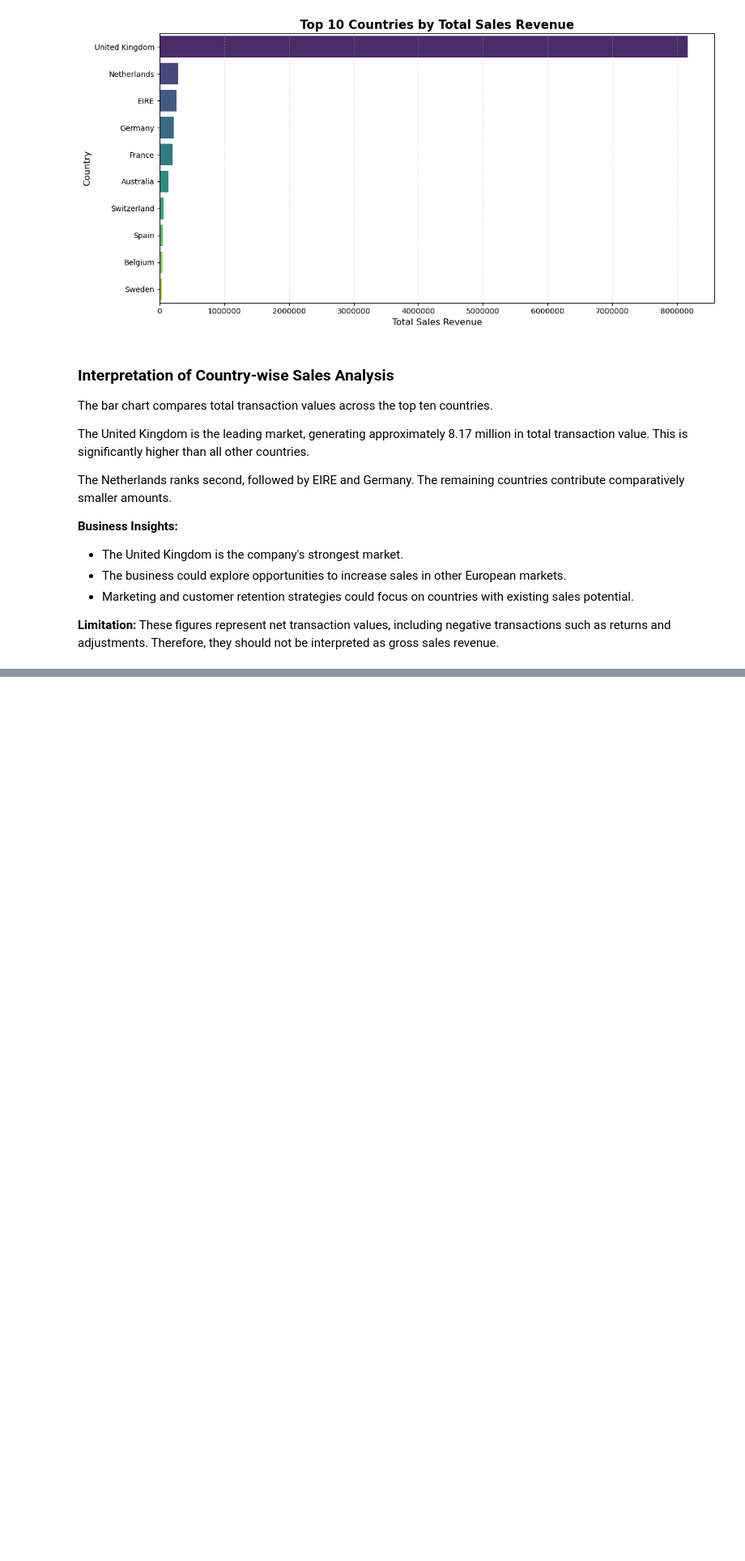
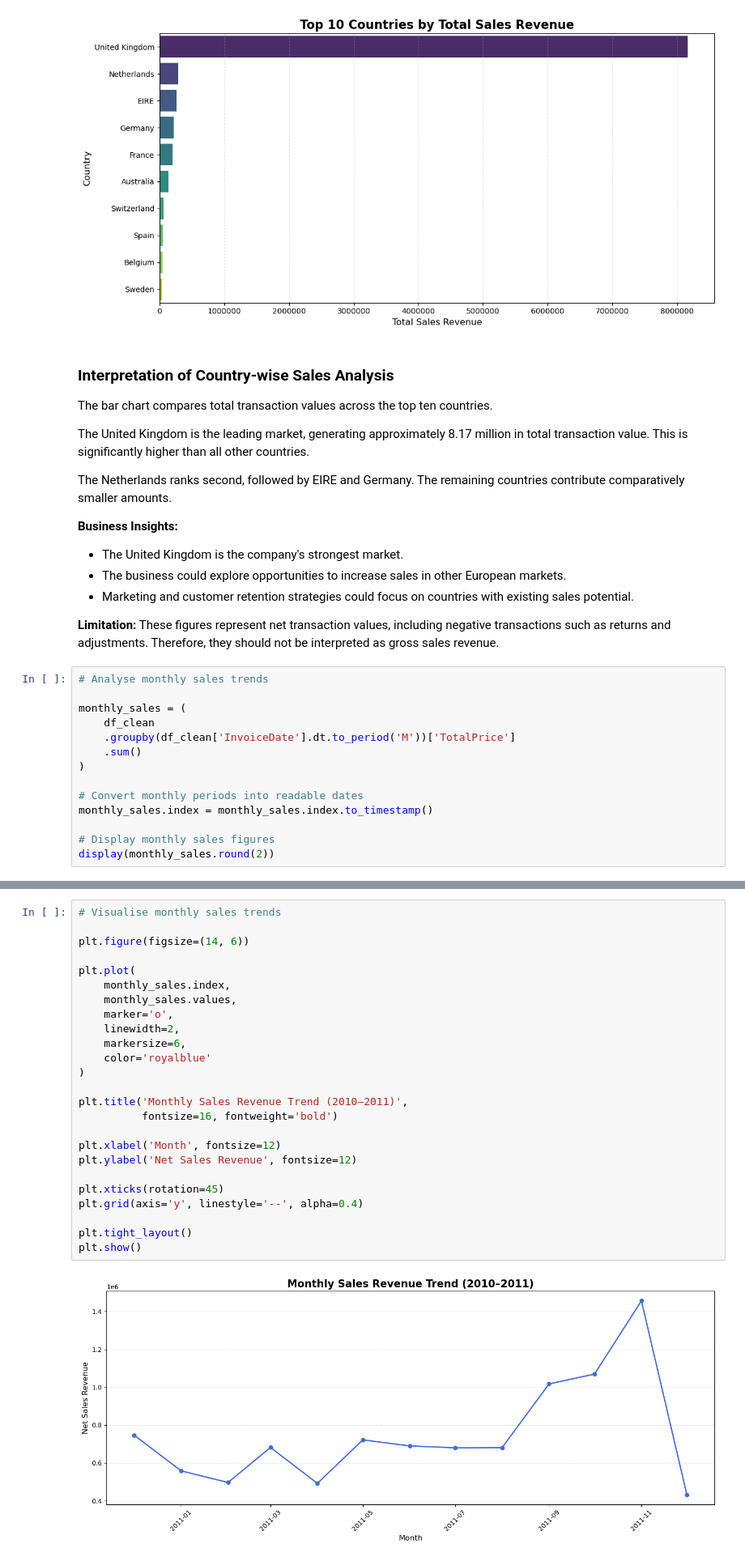
Before and after one commit to Abdullah-awa/Data_Visualisation_CA2, a Jupyter notebook: Data_Vis_CA2.ipynb, the cells around one changed output, grey strips where cells are left out. Shown at 81% size. Cells and saved outputs as stored; diff of their text form; blank space fills up the shorter version.

Commit message:
Expanded EDA with monthly sales trends, product and customer revenue analysis, purchase frequency visualisation, and business insights.

```diff
--- a/Data_Vis_CA2.ipynb
+++ b/Data_Vis_CA2.ipynb
@@ -1156,3 +1156,17 @@ The Netherlands ranks second, followed by EIRE and Germany. The remaining countr
 - Marketing and customer retention strategies could focus on countries with existing sales potential.
 
 **Limitation:** These figures represent net transaction values, including negative transactions such as returns and adjustments. Therefore, they should not be interpreted as gross sales revenue.
+# %%
+# Analyse monthly sales trends
+
+monthly_sales = (
+    df_clean
+    .groupby(df_clean['InvoiceDate'].dt.to_period('M'))['TotalPrice']
+    .sum()
+)
+
+# Convert monthly periods into readable dates
+monthly_sales.index = monthly_sales.index.to_timestamp()
+
+# Display monthly sales figures
+display(monthly_sales.round(2))
@@ -1158,0 +1189,27 @@ The Netherlands ranks second, followed by EIRE and Germany. The remaining countr
+# %%
+# Visualise monthly sales trends
+
+plt.figure(figsize=(14, 6))
+
+plt.plot(
+    monthly_sales.index,
+    monthly_sales.values,
+    marker='o',
+    linewidth=2,
+    markersize=6,
+    color='royalblue'
+)
+
+plt.title('Monthly Sales Revenue Trend (2010–2011)',
+          fontsize=16, fontweight='bold')
+
+plt.xlabel('Month', fontsize=12)
+plt.ylabel('Net Sales Revenue', fontsize=12)
+
+plt.xticks(rotation=45)
+plt.grid(axis='y', linestyle='--', alpha=0.4)
+
+plt.tight_layout()
+plt.show()
+# %% [output]
+[figure, added]
```
Also changed, not shown: parts of 11 cells of this notebook.
